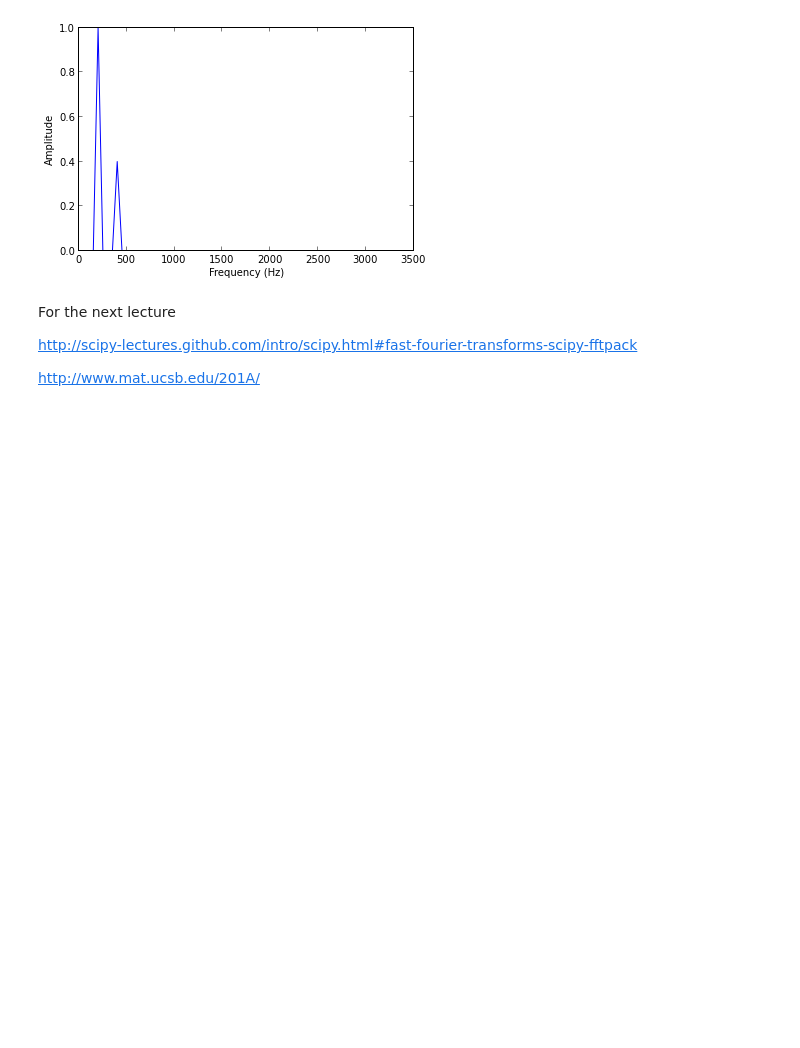
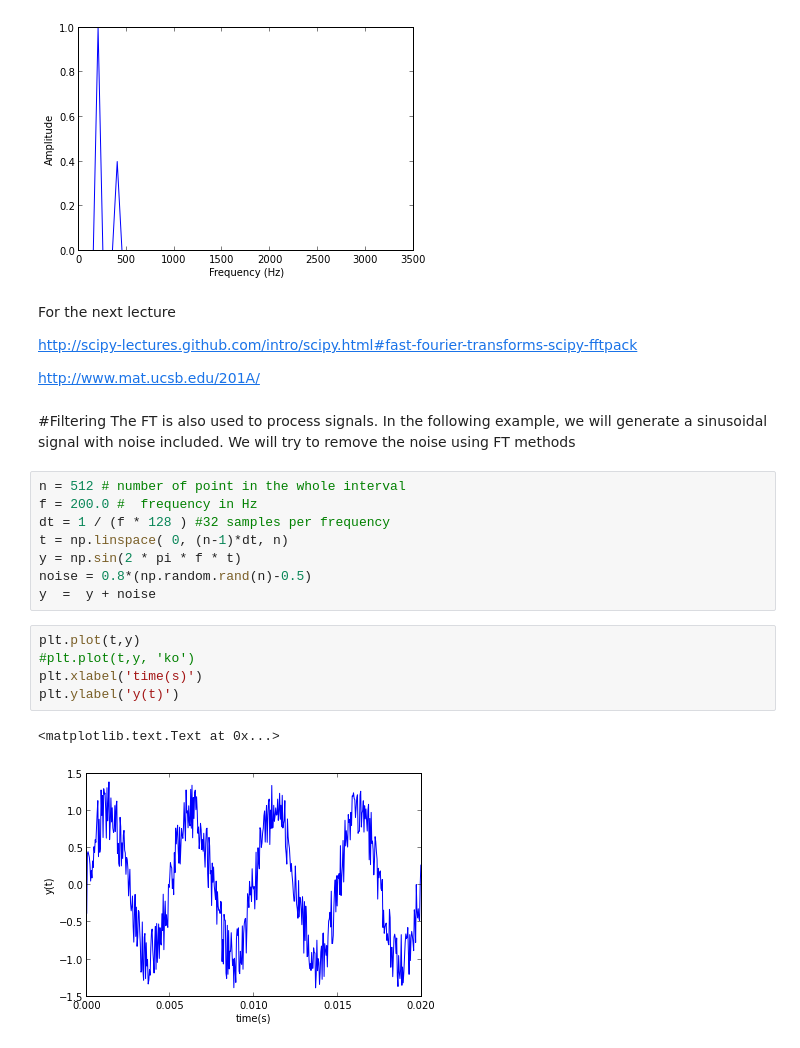
Before and after one commit to dhuertasanchez/ComputationalMethods, a Jupyter notebook: notes/fourier.ipynb, the cells around one changed output. Saved outputs shown, nothing was run; the diff lists cells and outputs as text; blank space fills up the shorter version.

```diff
--- a/notes/fourier.ipynb
+++ b/notes/fourier.ipynb
@@ -130,3 +130,22 @@ For the next lecture
 http://scipy-lectures.github.com/intro/scipy.html#fast-fourier-transforms-scipy-fftpack
 
 http://www.mat.ucsb.edu/201A/
+# %% [markdown]
+#Filtering
+The FT is also used to process signals. In the following example, we will generate a sinusoidal signal with noise included. We will try to remove the noise using FT methods
+# %%
+n = 512 # number of point in the whole interval
+f = 200.0 #  frequency in Hz
+dt = 1 / (f * 128 ) #32 samples per frequency
+t = np.linspace( 0, (n-1)*dt, n)
+y = np.sin(2 * pi * f * t)
+noise = 0.8*(np.random.rand(n)-0.5)
+y  =  y + noise
+# %%
+plt.plot(t,y)
+#plt.plot(t,y, 'ko')
+plt.xlabel('time(s)')
+plt.ylabel('y(t)')
+# %% [output]
+<matplotlib.text.Text at 0x...>
+[figure, added]
```
Also changed, not shown: parts of 10 cells of this notebook.
